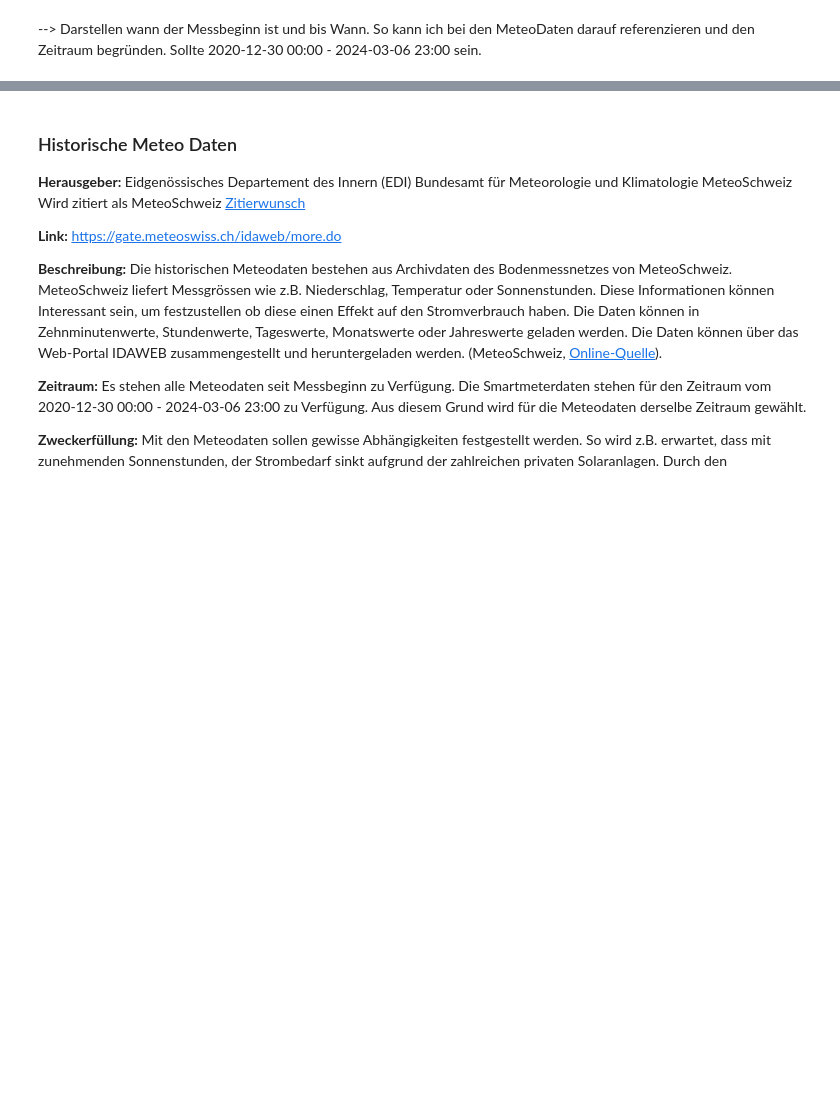
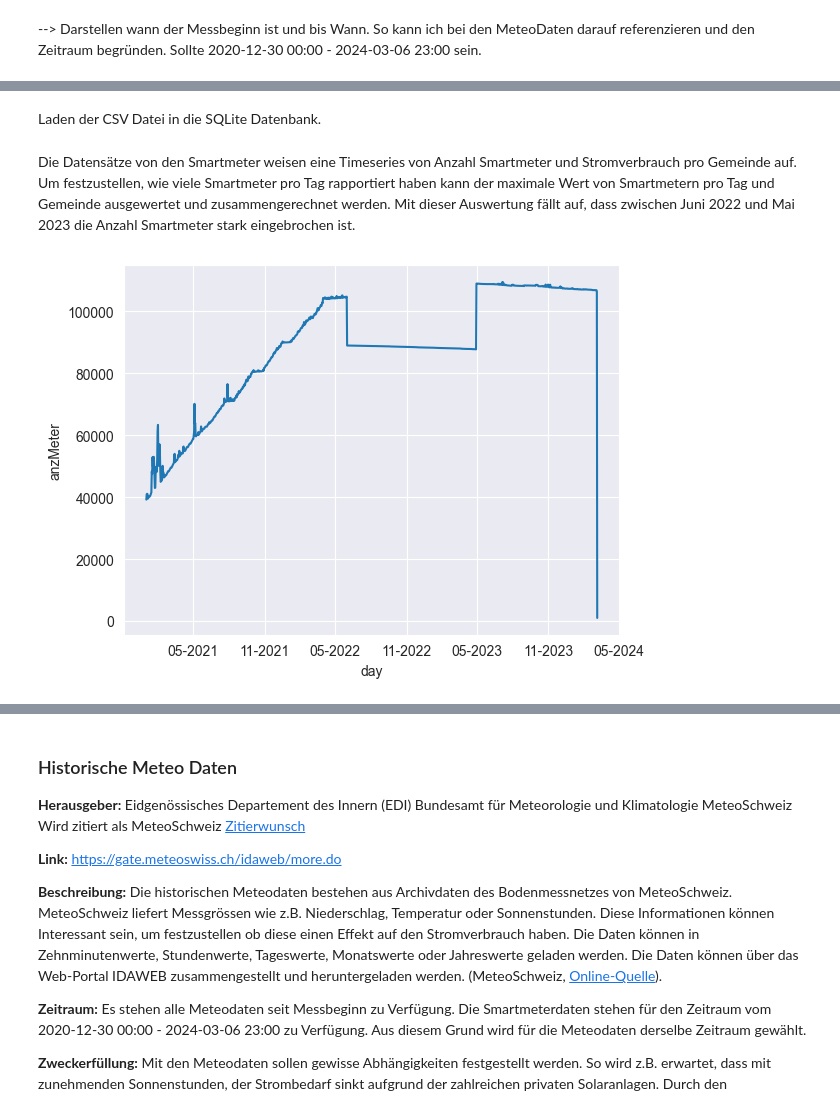
Before and after one commit to 7Horizon/BINA-CaseStudy, a Jupyter notebook: bina_dataimport.ipynb, the cells around one changed output, grey strips where cells are left out. Drawn from its saved outputs; the diff is of its cells as text; code cells hidden in the pictures; blank space fills up the shorter version.

Commit message:
Adding smartmeter analysis

```diff
--- a/bina_dataimport.ipynb
+++ b/bina_dataimport.ipynb
@@ -609,3 +642,5 @@ connection.commit()
+# %% [markdown]
+Laden der CSV Datei in die SQLite Datenbank.
 # %%
 # Importieren SmartMeter DATA
 path = './DATA/smartmeter'
@@ -620,3 +655,14 @@ for index, row in smartmeter_df.iterrows():
     cursor.execute(sql)
 
 connection.commit()
+# %% [markdown]
+Die Datensätze von den Smartmeter weisen eine Timeseries von Anzahl Smartmeter und Stromverbrauch pro Gemeinde auf. Um festzustellen, wie viele Smartmeter pro Tag rapportiert haben kann der maximale Wert von Smartmetern pro Tag und Gemeinde ausgewertet und zusammengerechnet werden. Mit dieser Auswertung fällt auf, dass zwischen Juni 2022 und Mai 2023 die Anzahl Smartmeter stark eingebrochen ist.
+# %%
+df = pd.read_sql_query("SELECT day, SUM(anzMeter) as anzMeter FROM (SELECT MAX(anzMeter) as anzMeter, STRFTIME('%Y-%m-%d', timestamp) as day FROM smartmeter GROUP BY PLZ, day) GROUP BY day ORDER BY day;", connection)
+df['day'] = pd.to_datetime(df['day'])
+plot = sns.lineplot(data=df, x='day', y='anzMeter')
+plot.xaxis.set_major_locator(mdates.MonthLocator(interval=6))
+plot.xaxis.set_major_formatter(mdates.DateFormatter('%m-%Y'))
+plt.show()
+# %% [output]
+[figure, added]
```
Also changed, not shown: parts of 7 cells of this notebook.
